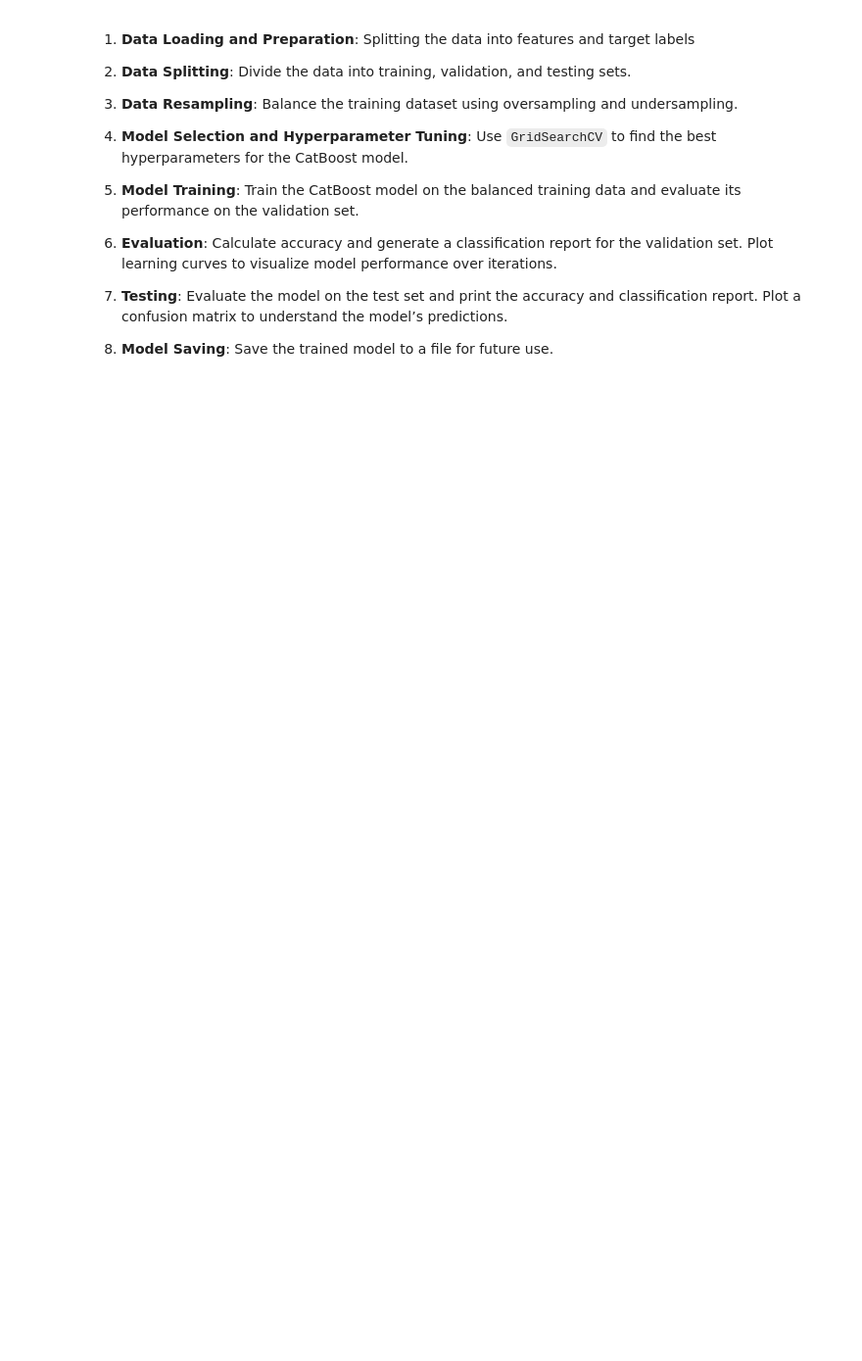
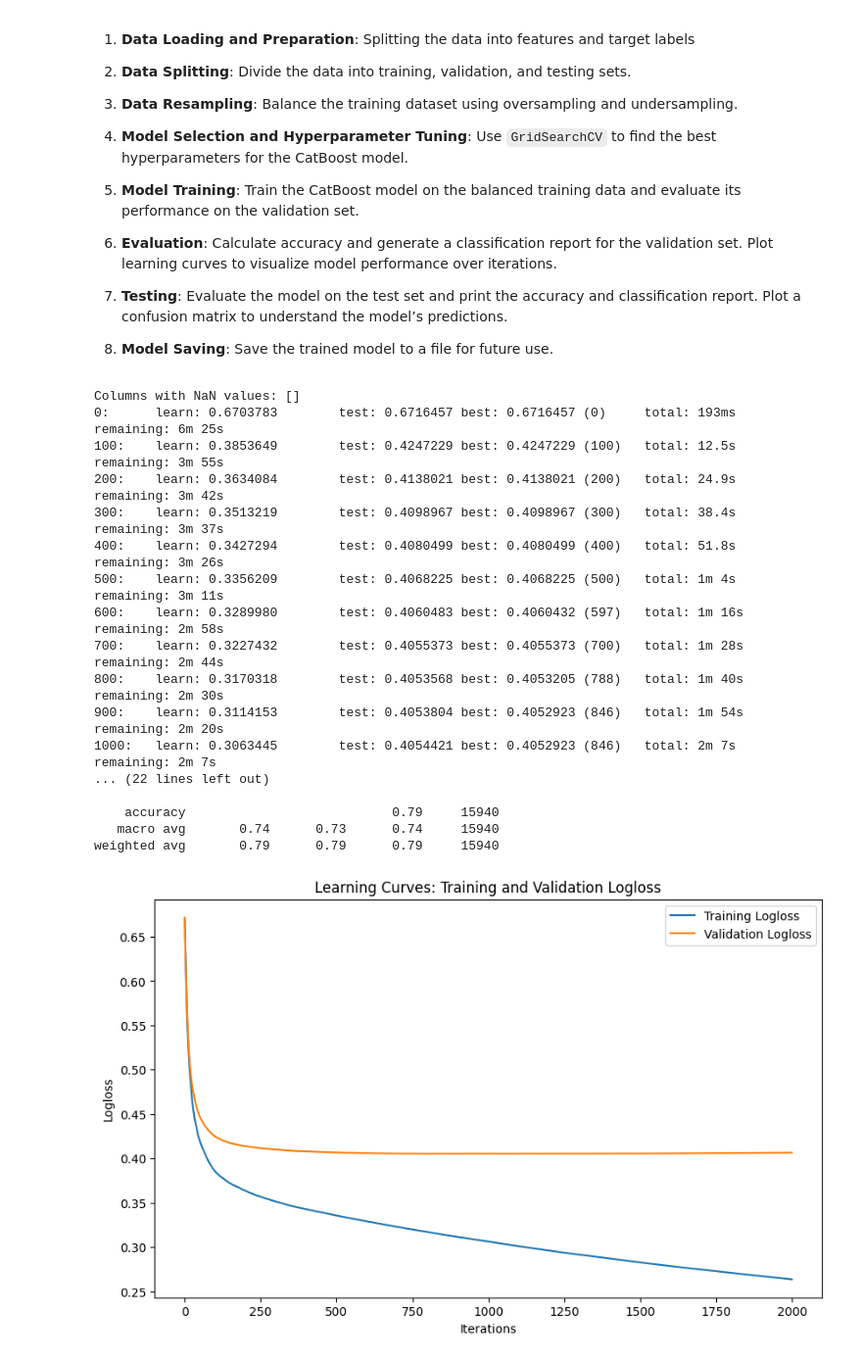
Before and after one commit to ajilataN/Fraud-Detection-in-NFT-Markets, a Jupyter notebook: fraud-detection.ipynb, the cells around one changed output. Shown at 98% size. Cells and saved outputs as stored; diff of their text form; code cells hidden in the pictures; blank space fills up the shorter version.

```diff
--- a/fraud-detection.ipynb
+++ b/fraud-detection.ipynb
@@ -955,31 +911,50 @@ def binary_catboost(data):
         train_dataset,
         use_best_model=True,
         eval_set=eval_dataset
     )
 
     # Evaluate on the validation set
     val_predictions = model.predict(val_features)
 
     # Evaluate the model performance
     print("Accuracy on validation set:", accuracy_score(val_target, val_predictions))
     print("\nClassification Report on validation set:\n", classification_report(val_target, val_predictions))
 
     # Plot the learning curves
     plot_model_learning_CB(model, filename="model_learning_curve_CB_best_model")
 
     # Test the model on the test set
     test_predictions = model.predict(test_features)
 
     test_accuracy = accuracy_score(test_target, test_predictions)
     print("\nAccuracy on test set:", test_accuracy)
     # Classification report for the test set
     print("\nClassification Report on test set:\n", classification_report(test_target, test_predictions))
 
     # Plot the confusion matrix
     plot_confusion_matrix(test_target, test_predictions, filename="confusion_matrix_CB_best_model")
 
     model.save_model('CatBoost_binary_best_model.cbm')
 
     plot_feature_importance(model, features, filename="feature_importance_best_model")
 
-# binary_catboost(data)
+binary_catboost(data)
+# %% [output]
+Columns with NaN values: []
+0:      learn: 0.6703783        test: 0.6716457 best: 0.6716457 (0)     total: 193ms    remaining: 6m 25s
+100:    learn: 0.3853649        test: 0.4247229 best: 0.4247229 (100)   total: 12.5s    remaining: 3m 55s
+200:    learn: 0.3634084        test: 0.4138021 best: 0.4138021 (200)   total: 24.9s    remaining: 3m 42s
+300:    learn: 0.3513219        test: 0.4098967 best: 0.4098967 (300)   total: 38.4s    remaining: 3m 37s
+400:    learn: 0.3427294        test: 0.4080499 best: 0.4080499 (400)   total: 51.8s    remaining: 3m 26s
+500:    learn: 0.3356209        test: 0.4068225 best: 0.4068225 (500)   total: 1m 4s    remaining: 3m 11s
+600:    learn: 0.3289980        test: 0.4060483 best: 0.4060432 (597)   total: 1m 16s   remaining: 2m 58s
+700:    learn: 0.3227432        test: 0.4055373 best: 0.4055373 (700)   total: 1m 28s   remaining: 2m 44s
+800:    learn: 0.3170318        test: 0.4053568 best: 0.4053205 (788)   total: 1m 40s   remaining: 2m 30s
+900:    learn: 0.3114153        test: 0.4053804 best: 0.4052923 (846)   total: 1m 54s   remaining: 2m 20s
+1000:   learn: 0.3063445        test: 0.4054421 best: 0.4052923 (846)   total: 2m 7s    remaining: 2m 7s
+... (22 lines left out)
+
+    accuracy                           0.79     15940
+   macro avg       0.74      0.73      0.74     15940
+weighted avg       0.79      0.79      0.79     15940
+[figure, added]
```
Also changed, not shown: parts of 4 cells of this notebook.
